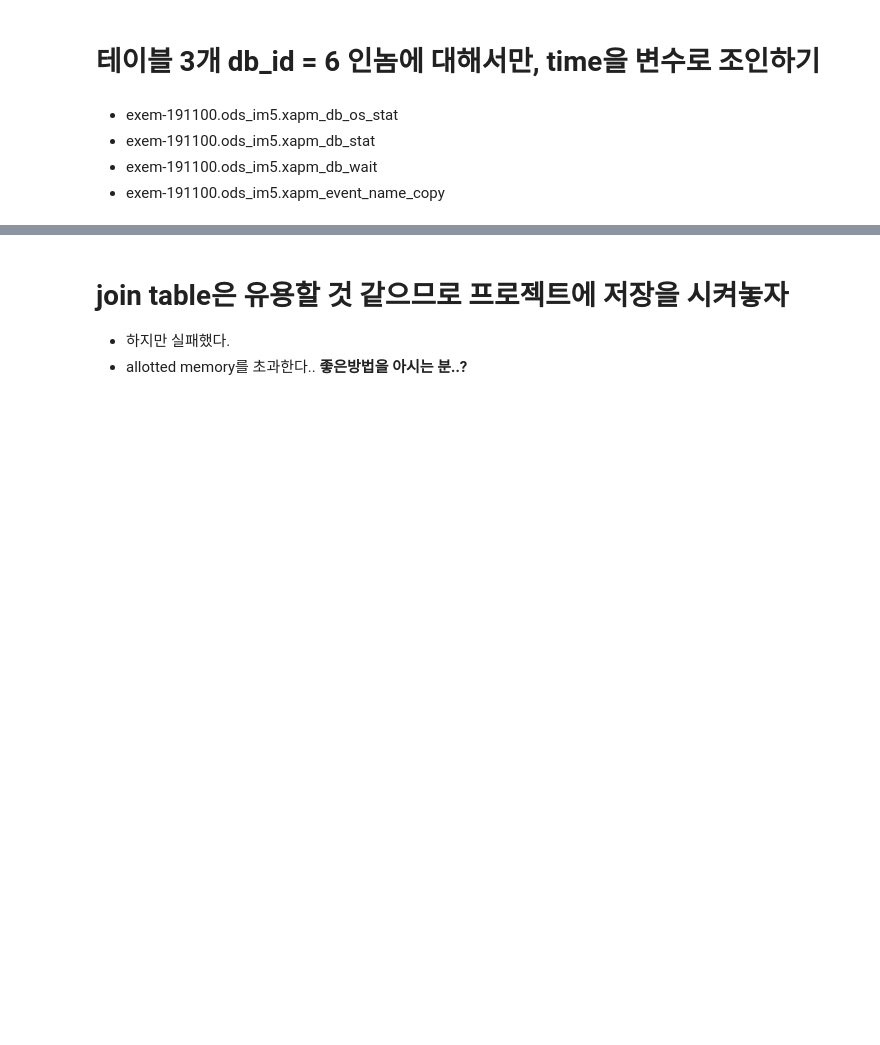
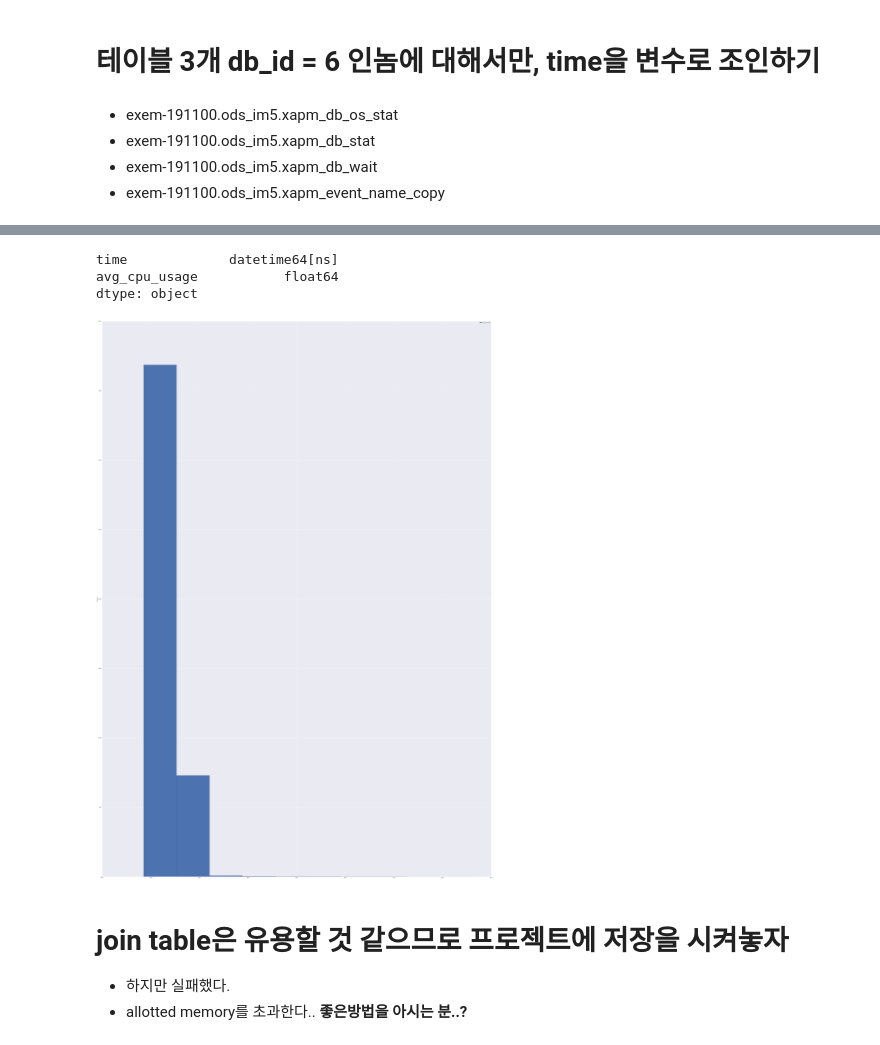
Before and after one commit to dongmean/ML_with_GCP, a Jupyter notebook: data_analysis/ods_im5/join_xapm_db_stat1_osstat2_wait3.ipynb, the cells around one changed output, grey strips where cells are left out. Saved outputs shown, nothing was run; the diff lists cells and outputs as text; code cells hidden in the pictures; blank space fills up the shorter version.

```diff
--- a/data_analysis/ods_im5/join_xapm_db_stat1_osstat2_wait3.ipynb
+++ b/data_analysis/ods_im5/join_xapm_db_stat1_osstat2_wait3.ipynb
@@ -46,0 +135,4 @@ ORDER BY t1_os.time, stat_id, event_id
+# %%
+join_chart = bq.Query('SELECT t1_os.time as time , avg(t1_os.cpu_usage) as  avg_cpu_usage FROM `exem-191100.ods_im5.xapm_db_os_stat` as t1_os, `exem-191100.ods_im5.xapm_db_stat` as t2_st, `exem-191100.ods_im5.xapm_db_wait` as t3_wa WHERE t1_os.db_id = 6 and t2_st.db_id = 6 and t3_wa.db_id = 6 and t1_os.time = t2_st.time and t2_st.time = t3_wa.time GROUP BY t1_os.time ORDER BY t1_os.time')
+join_chart_df = join_chart.execute(output_options=bq.QueryOutput.dataframe()).result()
+join_chart_df.head(10)
@@ -47,3 +151,13 @@ ORDER BY t1_os.time, stat_id, event_id
+# %%
+join_chart_df.dtypes
+# %% [output]
+time             datetime64[ns]
+avg_cpu_usage           float64
+dtype: object
+# %%
+chart = join_chart_df.plot(kind = 'hist', x = 'time',figsize = (70,100))
+# %% [output]
+[figure, added]
 # %% [markdown]
 # join table은 유용할 것 같으므로 프로젝트에 저장을 시켜놓자
 
```
Also changed, not shown: parts of 13 cells of this notebook, 4 other files.
